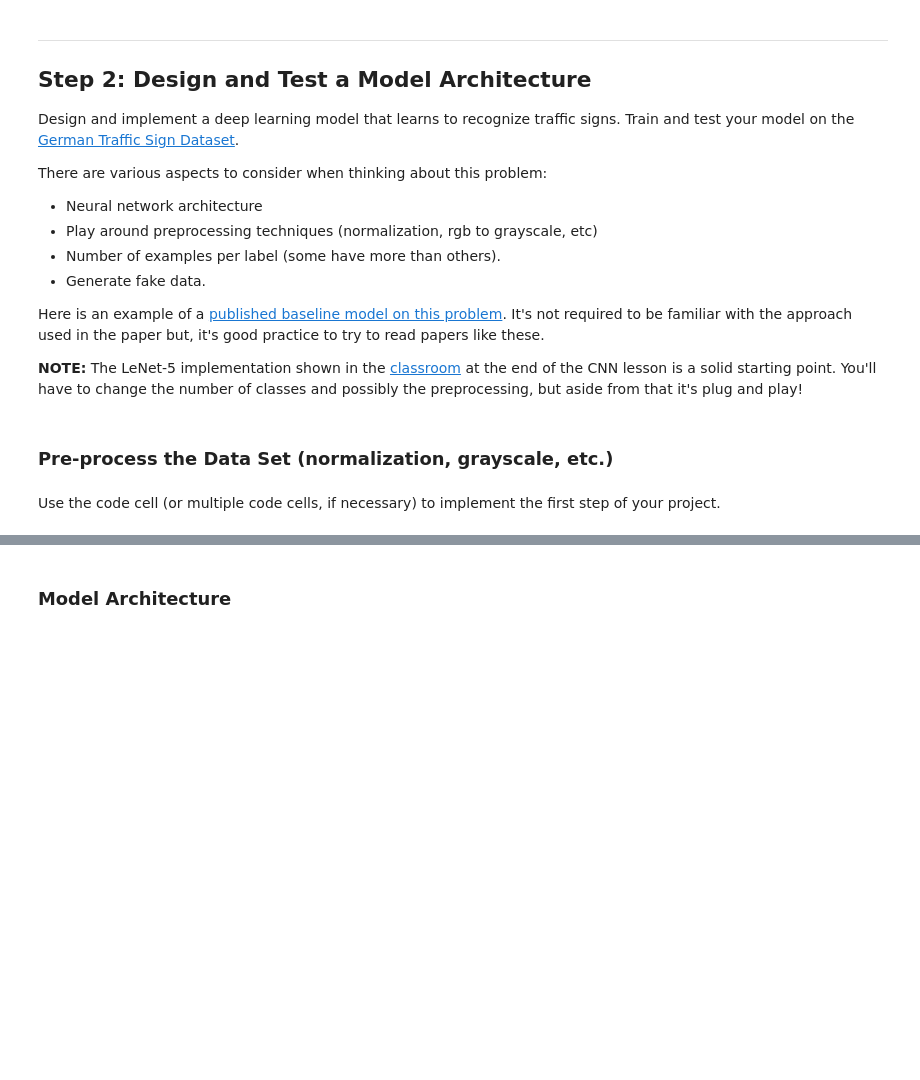
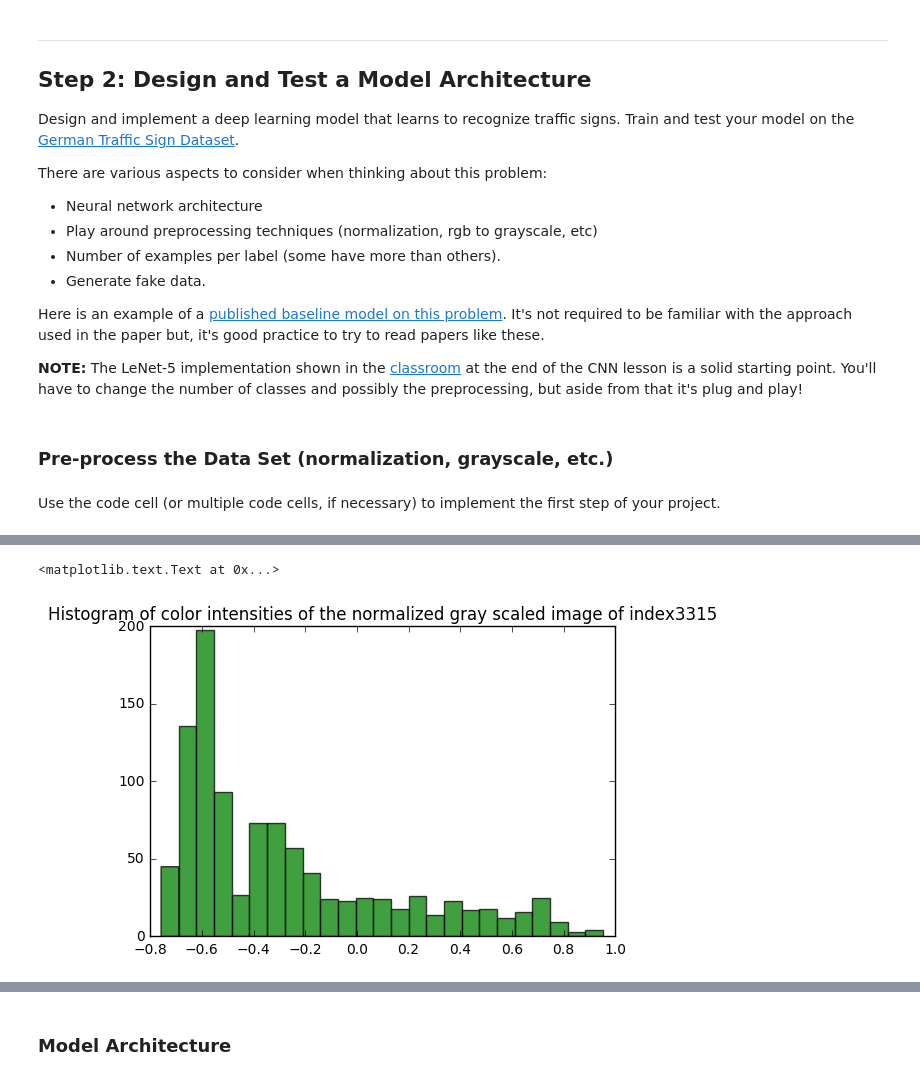
Before and after one commit to chandrusuresh/CarND-Traffic-Sign-Classifier-Project, a Jupyter notebook: Traffic_Sign_Classifier.ipynb, the cells around one changed output, grey strips where cells are left out. Saved outputs shown, nothing was run; the diff lists cells and outputs as text; code cells hidden in the pictures; blank space fills up the shorter version.

```diff
--- a/Traffic_Sign_Classifier.ipynb
+++ b/Traffic_Sign_Classifier.ipynb
@@ -173,0 +206,7 @@ for i in range(np.size(X_valid,0)):
+# %%
+# Histrogram of labels in the training set
+n, bins, patches = plt.hist(norm_gray[index].flatten(), 25, facecolor='green', alpha=0.75)
+plt.title('Histogram of color intensities of the normalized gray scaled image of index' + str(index))
+# %% [output]
+<matplotlib.text.Text at 0x...>
+[figure, added]
```
Also changed, not shown: parts of 19 cells of this notebook, 26 other files.
